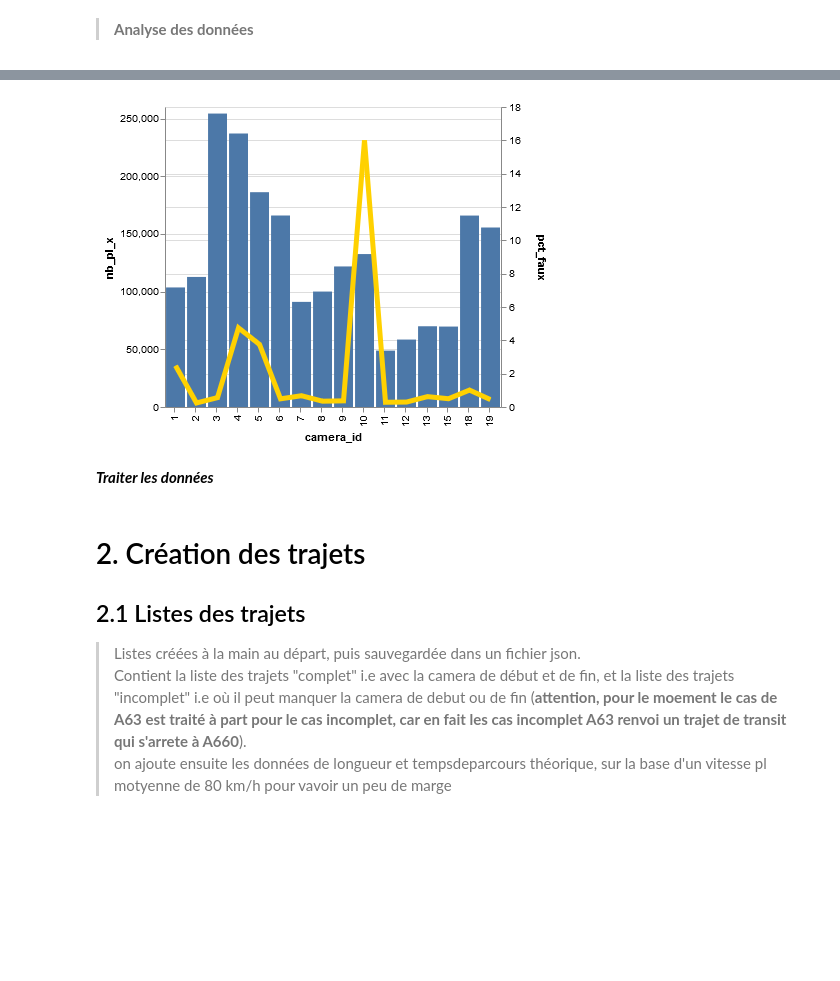
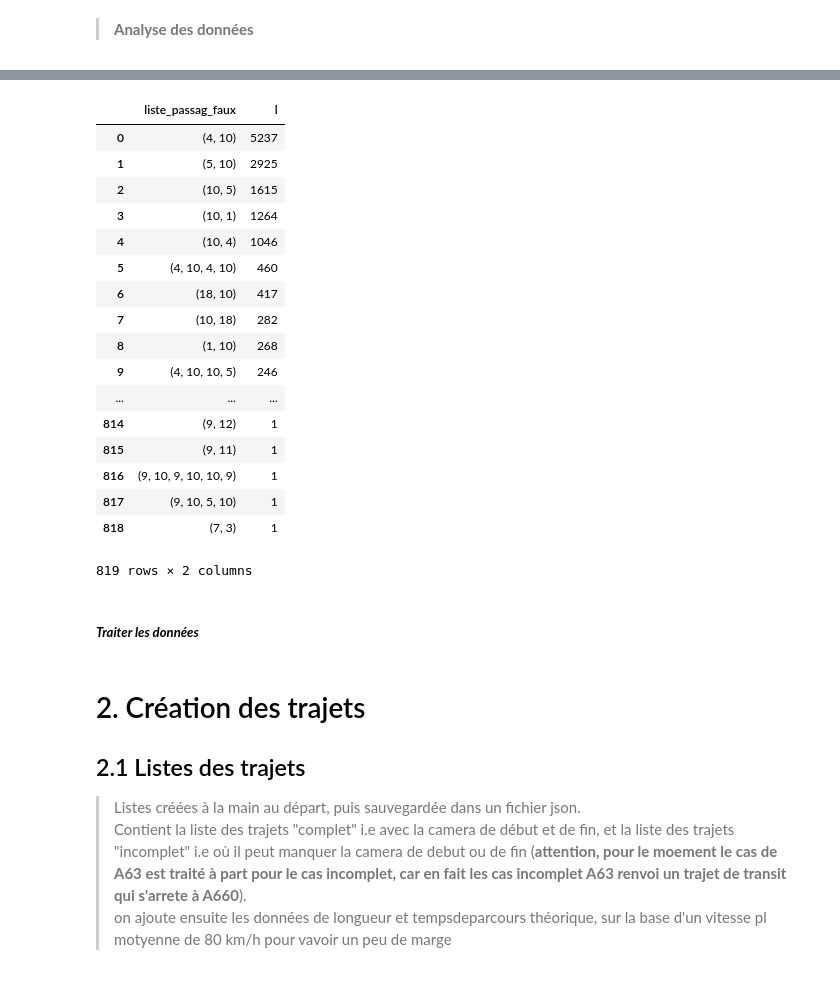
Before and after one commit to nantodevison/lapi, a Jupyter notebook: Carto_Lapi/Analyse/Donnees_brutes.ipynb, the cells around one changed output, grey strips where cells are left out. Saved outputs shown, nothing was run; the diff lists cells and outputs as text; code cells hidden in the pictures; blank space fills up the shorter version.

Commit message:
fonction analyse_passage_proches

```diff
--- a/Carto_Lapi/Analyse/Donnees_brutes.ipynb
+++ b/Carto_Lapi/Analyse/Donnees_brutes.ipynb
@@ -160,7 +108,0 @@ jointure['pct_faux']=jointure.apply(lambda x: x['nb_pl_y']/x['nb_pl_x']*100,axis
-# %%
-base=alt.Chart(jointure).encode(x='camera_id:N')
-bar=base.mark_bar().encode(y='nb_pl_x:Q')
-line=base.mark_line(color="#ffd100", strokeWidth=5).encode(y='pct_faux:Q')
-(bar+line).resolve_scale(y='independent')
-# %% [output]
-[figure, removed]
@@ -170,5 +109,29 @@ groupe_pl_rappro[['liste_passag_faux','liste_created_faux','fiability_faux']].me
+# %%
+cam_proche_liste=groupe_pl_rappro.groupby('liste_passag_faux').count()['l']
+cam_proche_liste_triee=cam_proche_liste.sort_values(ascending=False).reset_index()
+# %%
+cam_proche_liste_triee
+# %% [output]
+|  | liste_passag_faux | l |
+| 0 | (4, 10) | 5237 |
+| 1 | (5, 10) | 2925 |
+| 2 | (10, 5) | 1615 |
+| 3 | (10, 1) | 1264 |
+| 4 | (10, 4) | 1046 |
+| 5 | (4, 10, 4, 10) | 460 |
+| 6 | (18, 10) | 417 |
+| 7 | (10, 18) | 282 |
+| 8 | (1, 10) | 268 |
+| 9 | (4, 10, 10, 5) | 246 |
+| ... | ... | ... |
+| 814 | (9, 12) | 1 |
+| 815 | (9, 11) | 1 |
+| 816 | (9, 10, 9, 10, 10, 9) | 1 |
+| 817 | (9, 10, 5, 10) | 1 |
+| 818 | (7, 3) | 1 |
+819 rows × 2 columns
 # %% [markdown]
-***Traiter les données***
+##### ***Traiter les données***
 # %%
 #filtrer le df_3semaines selon les passages trop proches, ou juste les passages trop proche de fiabilité foiriruse :
 df_3semaine_filtre=df_3semaines.loc[~df_3semaines.reset_index().set_index(['immat', 'camera_id','created']).index.isin(
```
Also changed, not shown: parts of 6 cells of this notebook, 1 other file.
